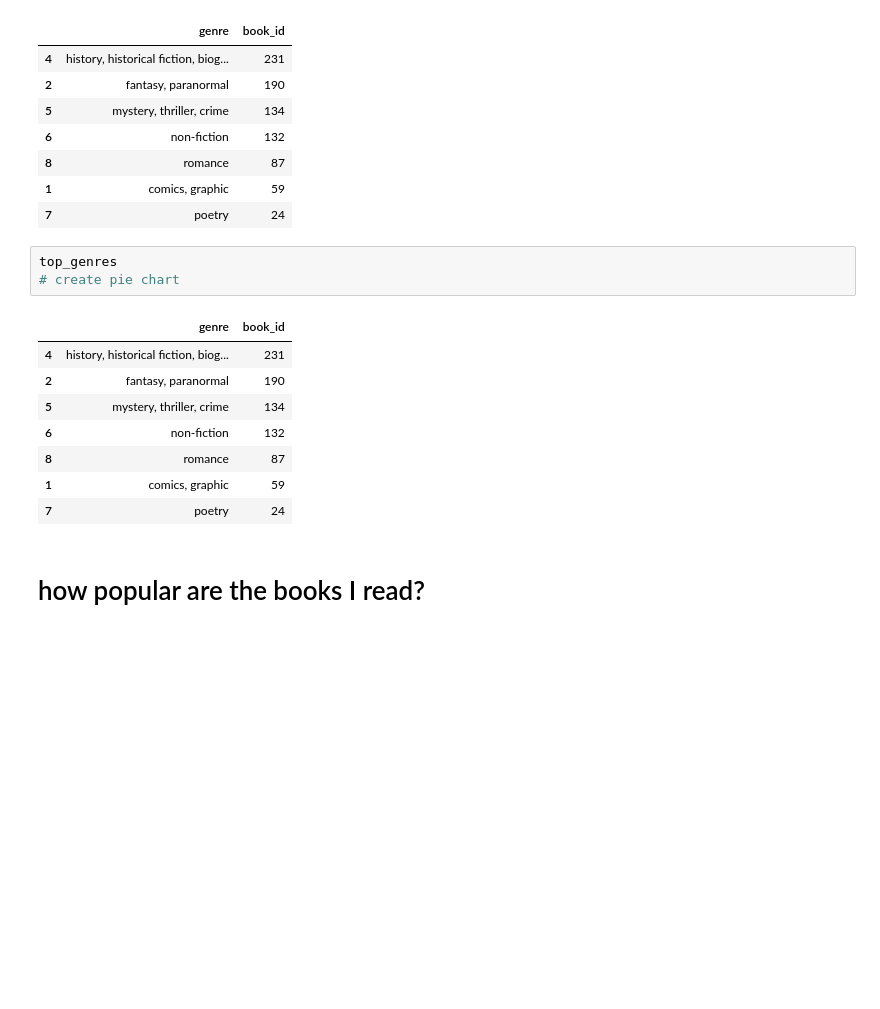
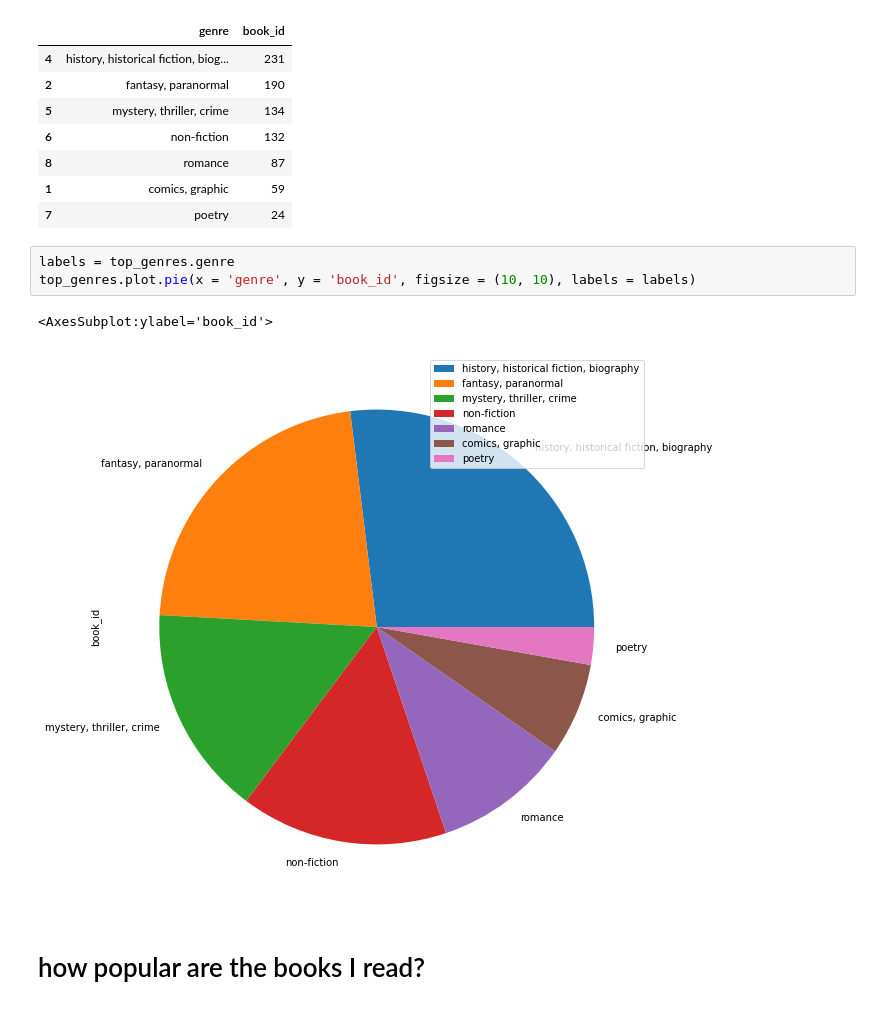
Before and after one commit to ruthrootz/goodreads-data-science, a Jupyter notebook: what-i-read.ipynb, the cells around one changed output. Drawn from its saved outputs; the diff is of its cells as text; blank space fills up the shorter version.

```diff
--- a/what-i-read.ipynb
+++ b/what-i-read.ipynb
@@ -94,18 +94,12 @@ top_genres = separated_genres[(separated_genres['genre'] != 'fiction') & (separa
 | 8 | romance | 87 |
 | 1 | comics, graphic | 59 |
 | 7 | poetry | 24 |
-# %%
-top_genres
-# create pie chart
-# %% [output]
-|  | genre | book_id |
-| 4 | history, historical fiction, biog... | 231 |
-| 2 | fantasy, paranormal | 190 |
-| 5 | mystery, thriller, crime | 134 |
-| 6 | non-fiction | 132 |
-| 8 | romance | 87 |
-| 1 | comics, graphic | 59 |
-| 7 | poetry | 24 |
+# %%
+labels = top_genres.genre
+top_genres.plot.pie(x = 'genre', y = 'book_id', figsize = (10, 10), labels = labels)
+# %% [output]
+<AxesSubplot:ylabel='book_id'>
+[figure, added]
 # %% [markdown]
 # how popular are the books I read?
 # %%
```
